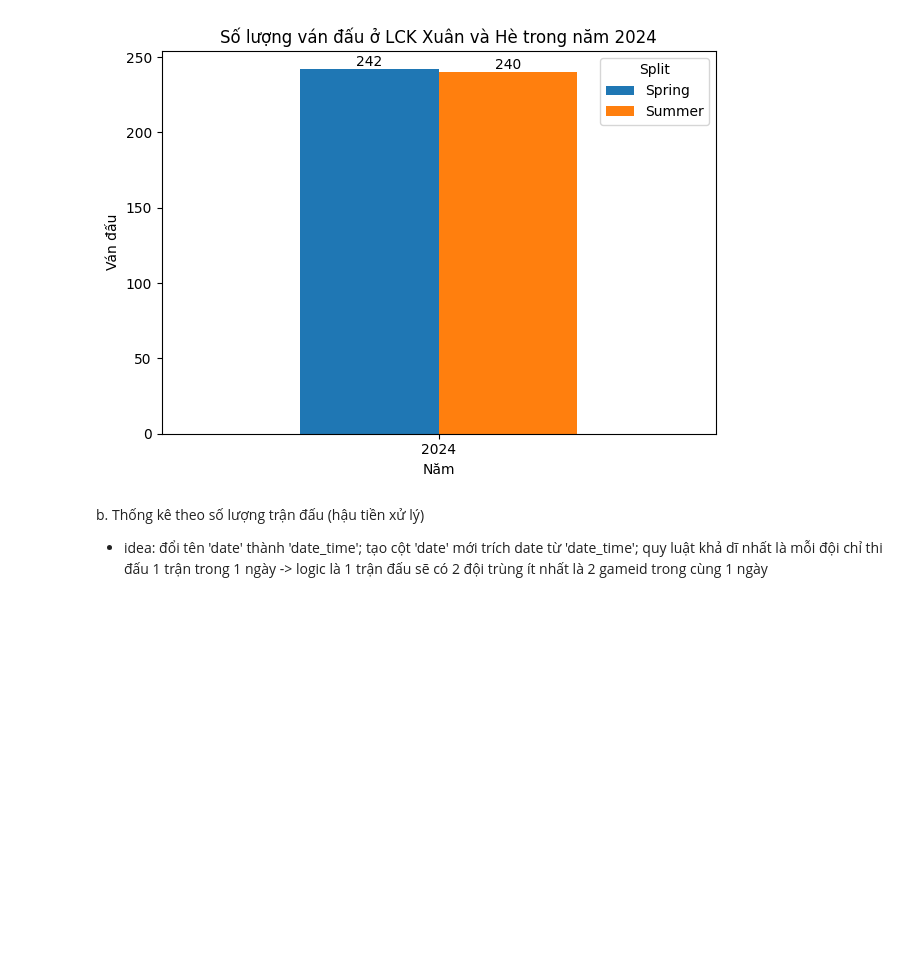
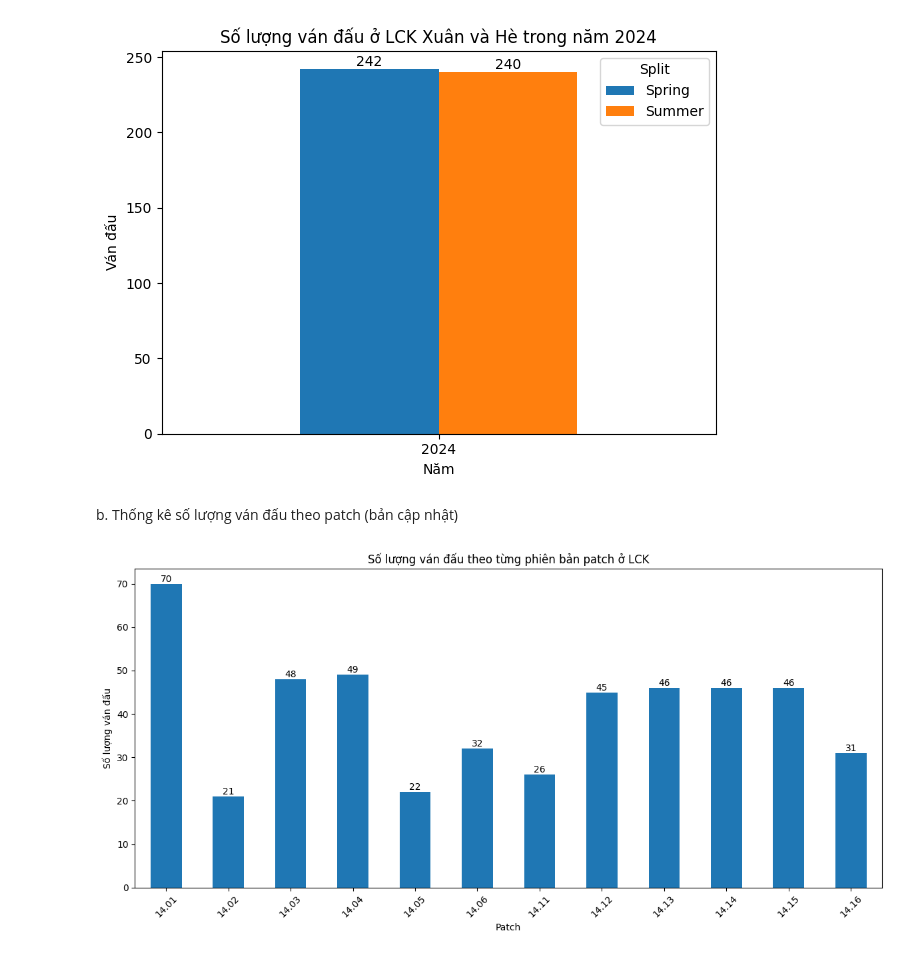
Before and after one commit to fromuit/IE224_Project, a Jupyter notebook: Source/EDA1.ipynb, the cells around one changed output. Cells and saved outputs as stored; diff of their text form; code cells hidden in the pictures; blank space fills up the shorter version.

```diff
--- a/Source/EDA1.ipynb
+++ b/Source/EDA1.ipynb
@@ -50,7 +50,9 @@ lck_df.head(2)
 | 38 | LOLTMNT02_22165 | complete | LCK | 2024 | Spring | 0 | 2024-01-17 08:20:00 | 1 | 14.01 | ... |
 | 39 | LOLTMNT02_22165 | complete | LCK | 2024 | Spring | 0 | 2024-01-17 08:20:00 | 1 | 14.01 | ... |
 # %%
-lck_df.to_csv('../Data/LCK_Tournament.csv')
+# lck_df.to_csv('../Data/LCK_Tournament.csv')
+
+lck_df = pd.read_csv('../Data/LCK_Tournament.csv')
 # %% [markdown]
 Chia các đặc trưng thành từng nhóm 1 để dễ phân tích
 # %%
@@ -108,6 +114,27 @@ plt.show()
 # %% [output]
 <Figure size 1200x600 with 0 Axes>
 [figure]
-# %% [markdown]
-b. Thống kê theo số lượng trận đấu (hậu tiền xử lý)
-- idea: đổi tên 'date' thành 'date_time'; tạo cột 'date' mới trích date từ 'date_time'; quy luật khả dĩ nhất là mỗi đội chỉ thi đấu 1 trận trong 1 ngày -> logic là 1 trận đấu sẽ có 2 đội trùng ít nhất là 2 gameid trong cùng 1 ngày
+# %% [markdown]
+b. Thống kê số lượng ván đấu theo patch (bản cập nhật)
+# %%
+# Thống kê số lượng ván đấu theo patch
+plt.figure(figsize=(12, 6))
+
+# Đếm số lượng ván đấu cho mỗi patch và chia 2 vì mỗi trận có 2 bản ghi
+patch_counts = lck_df['patch'].value_counts().sort_index() // 2
+
+# Vẽ biểu đồ cột
+bars = patch_counts.plot(kind='bar')
+plt.title('Số lượng ván đấu theo từng phiên bản patch ở LCK')
+plt.xlabel('Patch')
+plt.ylabel('Số lượng ván đấu')
+
+# Hiển thị giá trị trên đỉnh mỗi cột
+for i, v in enumerate(patch_counts):
+    plt.text(i, v, str(v), ha='center', va='bottom')
+
+plt.xticks(rotation=45)
+plt.tight_layout()
+plt.show()
+# %% [output]
+[figure, added]
```
Also changed, not shown: parts of 23 cells of this notebook, 1 other file.
